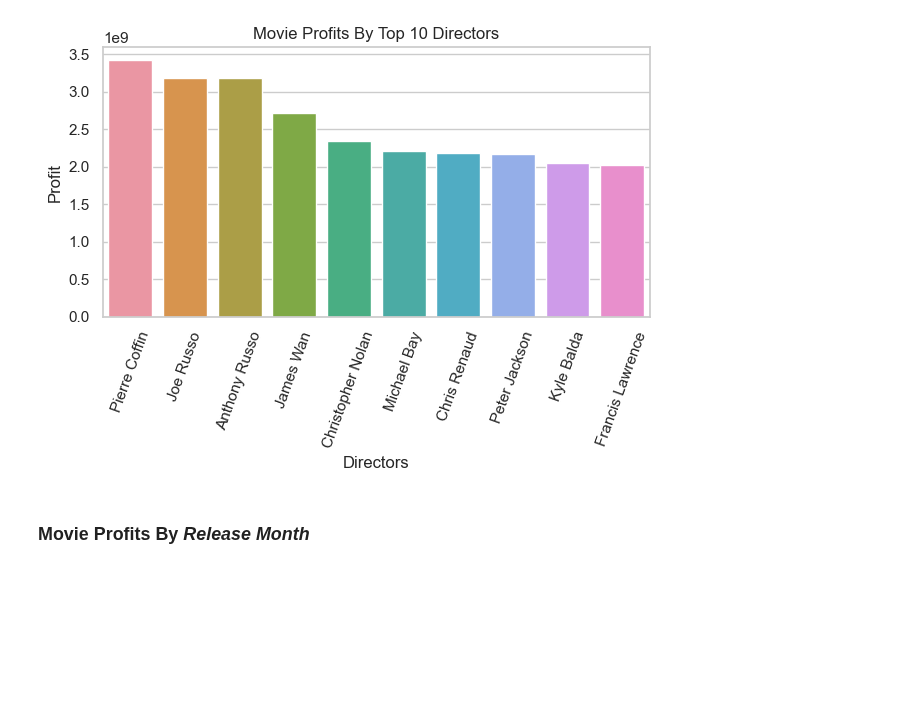
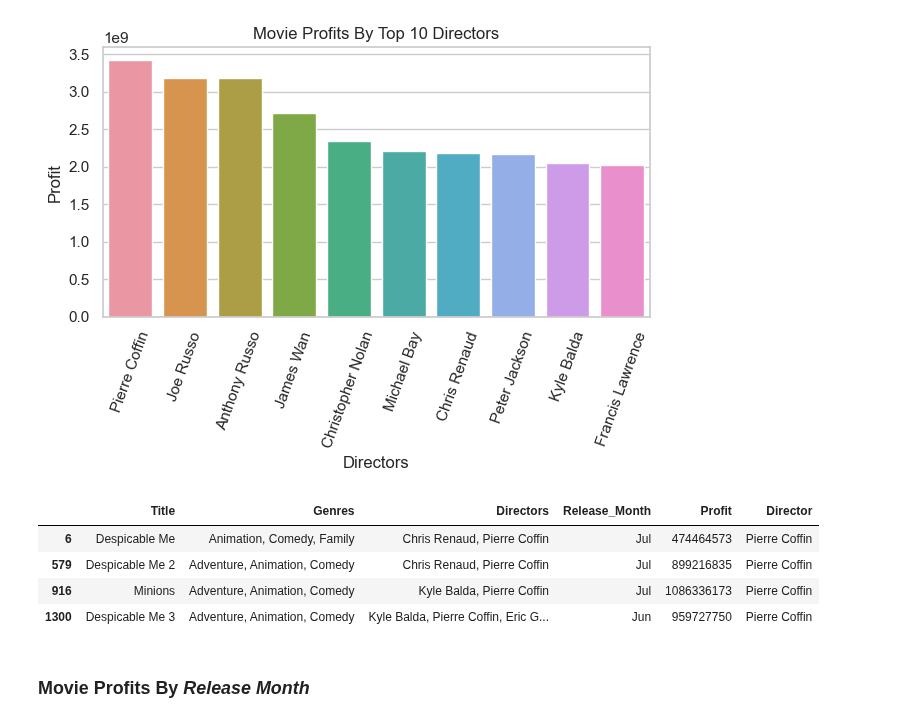
Before and after one commit to scarlettvalentin/movie_studio_project, a Jupyter notebook: notebook.ipynb, the cells around one changed output. Cells and saved outputs as stored; diff of their text form; code cells hidden in the pictures; blank space fills up the shorter version.

```diff
--- a/notebook.ipynb
+++ b/notebook.ipynb
@@ -599,6 +599,15 @@ plt.xticks(rotation=70)
 plt.tight_layout();
 # %% [output]
 [figure]
+# %%
+# What genre of movies does Pierre Coffin make?
+df_directors[df_directors['Director'] == 'Pierre Coffin']
+# %% [output]
+|  | Title | Genres | Directors | Release_Month | Profit | Director |
+| 6 | Despicable Me | Animation, Comedy, Family | Chris Renaud, Pierre Coffin | Jul | 474464573 | Pierre Coffin |
+| 579 | Despicable Me 2 | Adventure, Animation, Comedy | Chris Renaud, Pierre Coffin | Jul | 899216835 | Pierre Coffin |
+| 916 | Minions | Adventure, Animation, Comedy | Kyle Balda, Pierre Coffin | Jul | 1086336173 | Pierre Coffin |
+| 1300 | Despicable Me 3 | Adventure, Animation, Comedy | Kyle Balda, Pierre Coffin, Eric G... | Jun | 959727750 | Pierre Coffin |
 # %% [markdown]
 ### Movie Profits By *Release Month*
 # %%
```
Also changed, not shown: parts of 1 cell of this notebook.
